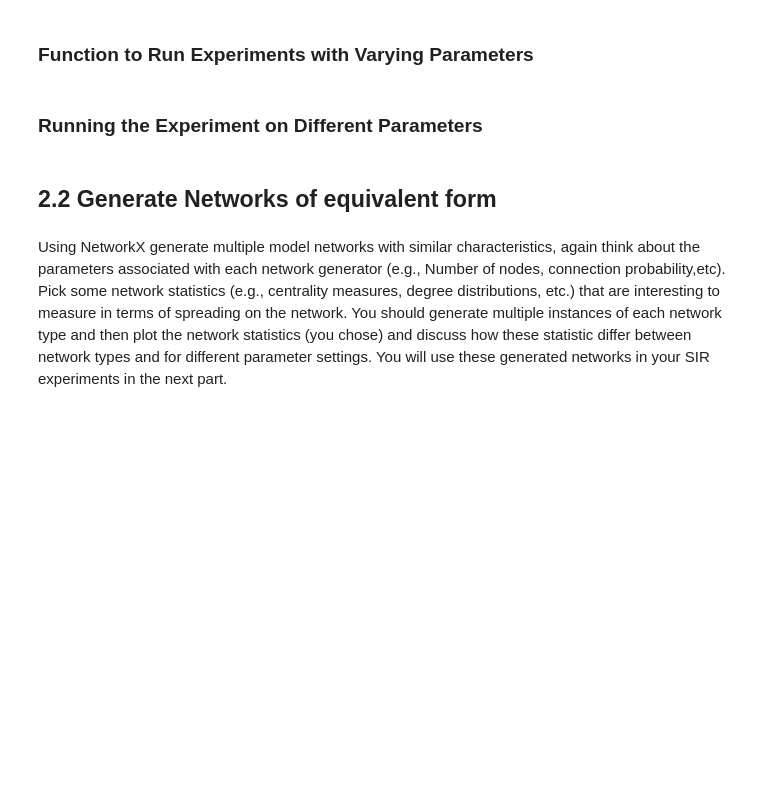
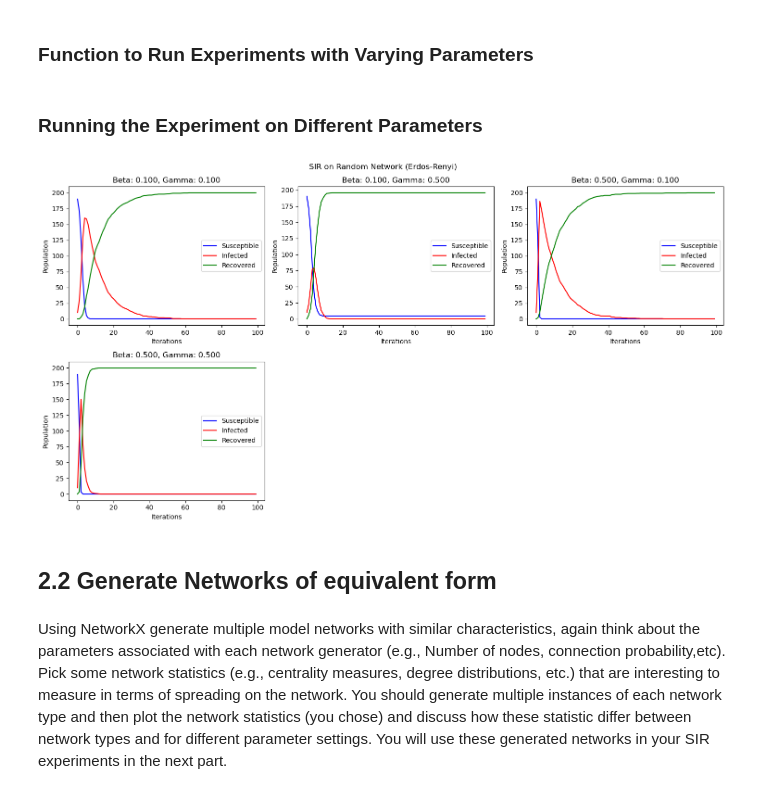
Before and after one commit to kshnva/Intro-CLS-Assignment-2, a Jupyter notebook: spatial.ipynb, the cells around one changed output. Cells and saved outputs as stored; diff of their text form; code cells hidden in the pictures; blank space fills up the shorter version.

```diff
--- a/spatial.ipynb
+++ b/spatial.ipynb
@@ -12,11 +12,11 @@ def create_network(network_type, num_nodes, seed = None, p = 0.01, m = 5, k = 6)
     if seed is not None:
         np.random.seed(seed)
         random.seed(seed)
-    if network_type == 'Erdos-Reyni':
+    if network_type == 'Erdos-Renyi':
         return nx.erdos_renyi_graph(num_nodes, p, seed)
     elif network_type == 'Barabasi-Albert':
         return nx.barabasi_albert_graph(num_nodes, m, seed)
     elif network_type == 'Watts-Strogatz':
         return nx.watts_strogatz_graph(num_nodes, k, p, seed)
     else:
-        raise ValueError("Invalid network type. Choose from 'Erdos-Reyni', 'Barabasi-Albert', or 'Watts-Strogatz'.")
+        raise ValueError("Invalid network type. Choose from 'Erdos-Renyi', 'Barabasi-Albert', or 'Watts-Strogatz'.")
@@ -24,20 +45,16 @@ def create_network(network_type, num_nodes, seed = None, p = 0.01, m = 5, k = 6)
 ### Function to Run the Simulation on an SIR Model
 # %%
 # Function to run SIR simulation
-def run_sir_simulation(network, beta, gamma, initial_infected_fraction, iterations=100,seed=None):
+# TODO: is the seed needed here or not?
+def run_sir_simulation(network, beta, gamma, initial_infected_fraction = None, initial_infected_nodes = None, iterations = 100, seed = None):
     if seed is not None:
         np.random.seed(seed)
         random.seed(seed)
-    # Configuring the model
-    model = ep.SIRModel(network)
-    config = mc.Configuration()
 
-    #Add model Parameters
-    config.add_model_parameter('beta', beta)
-    config.add_model_parameter('gamma', gamma)
-    config.add_model_parameter('percentage_infected', initial_infected_fraction)  # Initial infected population
-    model.set_initial_status(config)
+    # Generate the model
+    model = generate_model(network, beta, gamma, initial_infected_fraction = None, initial_infected_nodes = None)
 
+    # Simulate the model and save results
     trends = model.iteration_bunch(iterations)
 
     susceptible = [trend['node_count'][0] for trend in trends]
@@ -49,13 +66,13 @@ def run_sir_simulation(network, beta, gamma, initial_infected_fraction, iteratio
 ### Function to Plot SIR Results
 # %%
 # Function to plot SIR curves for all combinations of beta and gamma
-def plot_sir_results(results):
+def plot_sir_results(results, title):
     num_plots = len(results)
-    cols = 3  # Number of columns in the plot grid
-    rows = (num_plots // cols) + (num_plots % cols > 0)  # Calculate number of rows needed
+    cols = 3
+    rows = (num_plots // cols) + (num_plots % cols > 0)
 
     fig, axes = plt.subplots(rows, cols, figsize=(15, rows * 4))
-    axes = axes.flatten()  # Flatten the axes array to easily iterate through it
+    axes = axes.flatten()
 
     for idx, ((beta, gamma), (susceptible, infected, recovered)) in enumerate(results.items()):
         ax = axes[idx]
@@ -63,7 +80,7 @@ def plot_sir_results(results):
         ax.plot(infected, label='Infected', color='red')
         ax.plot(recovered, label='Recovered', color='green')
 
-        ax.set_title(f"Beta: {beta}, Gamma: {gamma}")
+        ax.set_title(f"Beta: {beta:.3f}, Gamma: {gamma:.3f}")
         ax.set_xlabel('Iterations')
         ax.set_ylabel('Population')
         ax.legend()
@@ -72,13 +89,14 @@ def plot_sir_results(results):
     for idx in range(len(results), len(axes)):
         fig.delaxes(axes[idx])
 
+    plt.suptitle(title)
     plt.tight_layout()
     plt.show()
 # %% [markdown]
 ### Function to Run Experiments with Varying Parameters
 # %%
 # Function to run experiments with varying parameters
-def experiment_with_varying_parameters(beta_values, gamma_values, network_type='Erdos-Reyni', num_nodes=100, initial_infected_fraction=0.01, iterations=100):
+def experiment_with_varying_parameters(beta_values, gamma_values, network_type='Erdos-Renyi', num_nodes=100, initial_infected_fraction=0.01, iterations=100):
     results = {}
 
     # Create the network
@@ -104,10 +122,12 @@ def experiment_with_varying_parameters(beta_values, gamma_values, network_type='
 # %%
 beta_values = np.linspace(0.1, 0.5, 2)
 gamma_values = np.linspace(0.1, 0.5, 2)
 
 
-results = experiment_with_varying_parameters(beta_values, gamma_values, network_type='Erdos-Reyni', num_nodes=200, iterations=100)
-plot_sir_results(results)
+results = experiment_with_varying_parameters(beta_values, gamma_values, network_type='Erdos-Renyi', num_nodes=200, iterations=100)
+plot_sir_results(results, "SIR on Random Network (Erdos-Renyi)")
+# %% [output]
+[figure, added]
 # %% [markdown]
 ## 2.2 Generate Networks of equivalent form
 # %% [markdown]
```
Also changed, not shown: parts of 18 cells of this notebook.
